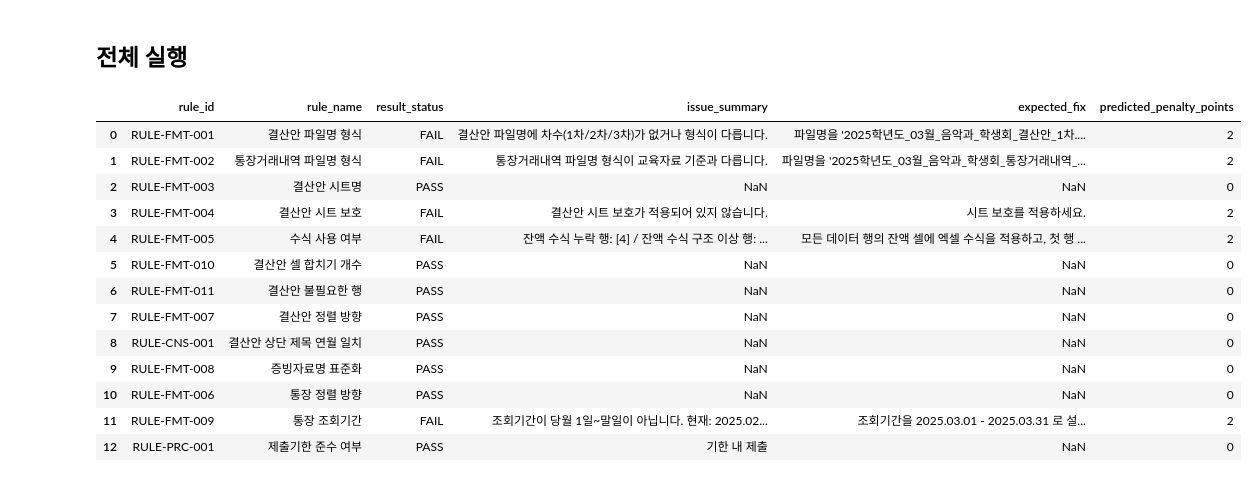
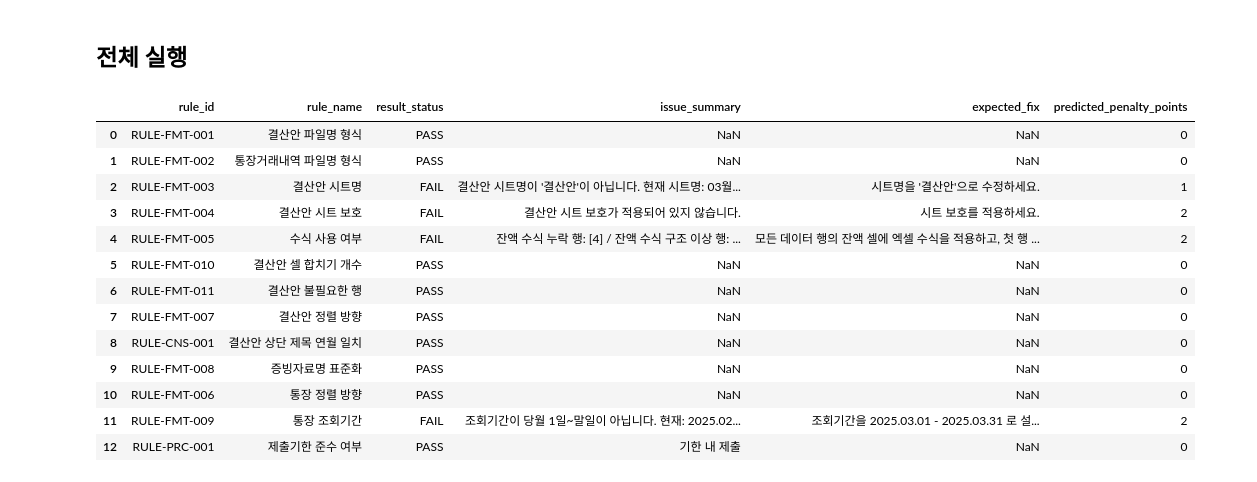
Before and after one commit to mynameiskorea77/student_audit_automation_system, a Jupyter notebook: notebooks/student_audit_validation.ipynb, the cells around one changed output. Saved outputs shown, nothing was run; the diff lists cells and outputs as text; code cells hidden in the pictures.

```diff
--- a/notebooks/student_audit_validation.ipynb
+++ b/notebooks/student_audit_validation.ipynb
@@ -782,20 +790,68 @@ results = []
 settlement_name = Path(settlement_file).name
 bank_name = Path(bank_file).name
 
-# 파일명 검사
-results.append(check_settlement_filename(settlement_name))
-results.append(check_bank_filename(bank_name))
+# =========================
+# 1. 파일명 검사 (inline)
+# =========================
+settlement_pattern = r"^\d{4}학년도_\d{2}월_.+_학생회_결산안(_[123]차)?\.xlsx$"
+settlement_passed = bool(re.match(settlement_pattern, settlement_name))
 
-# 파일 열기
+results.append({
+    "rule_id": "RULE-FMT-001",
+    "rule_name": "결산안 파일명 형식",
+    "result_status": "PASS" if settlement_passed else "FAIL",
+    "issue_summary": None if settlement_passed else "결산안 파일명에 차수(1차/2차/3차)가 없거나 형식이 다릅니다.",
+    "expected_fix": None if settlement_passed else "파일명을 '2025학년도_03월_음악과_학생회_결산안_1차.xlsx' 형식으로 수정하세요.",
+    "predicted_penalty_points": 0 if settlement_passed else 2
+})
+
+bank_pattern = r"^\d{4}학년도_\d{2}월_.+_학생회_통장거래내역(서)?(_[123]차)?\.xlsx$"
+bank_passed = bool(re.match(bank_pattern, bank_name))
+
+results.append({
+    "rule_id": "RULE-FMT-002",
+    "rule_name": "통장거래내역 파일명 형식",
+    "result_status": "PASS" if bank_passed else "FAIL",
+    "issue_summary": None if bank_passed else "통장거래내역 파일명 형식이 교육자료 기준과 다릅니다.",
+    "expected_fix": None if bank_passed else "파일명을 '2025학년도_03월_음악과_학생회_통장거래내역_1차.xlsx' 형식으로 수정하세요.",
+    "predicted_penalty_points": 0 if bank_passed else 2
+})
+
+# =========================
+# 2. 파일 열기
+# =========================
 settlement_wb, settlement_err = safe_load_workbook(settlement_file, data_only=False)
 bank_wb, bank_err = safe_load_workbook(bank_file, data_only=False)
 
-# 결산안 검사
+# =========================
+# 3. 결산안 검사
+# =========================
 if settlement_wb:
     ws = settlement_wb[settlement_wb.sheetnames[0]]
 
-    results.append(check_sheet_name(ws.title, target_month))
-    results.append(check_sheet_protection(ws))
+    # 시트명 검사 (inline)
+    sheet_name_passed = (str(ws.title).strip() == "결산안")
+    results.append({
+        "rule_id": "RULE-FMT-003",
+        "rule_name": "결산안 시트명",
+        "result_status": "PASS" if sheet_name_passed else "FAIL",
+        "issue_summary": None if sheet_name_passed else f"결산안 시트명이 '결산안'이 아닙니다. 현재 시트명: {ws.title}",
+        "expected_fix": None if sheet_name_passed else "시트명을 '결산안'으로 수정하세요.",
+        "predicted_penalty_points": 0 if sheet_name_passed else 1
+    })
+
+    # 시트 보호 검사 (inline)
+    sheet_protected = bool(ws.protection.sheet)
+    results.append({
+        "rule_id": "RULE-FMT-004",
+        "rule_name": "결산안 시트 보호",
+        "result_status": "PASS" if sheet_protected else "FAIL",
+        "issue_summary": None if sheet_protected else "결산안 시트 보호가 적용되어 있지 않습니다.",
+        "expected_fix": None if sheet_protected else "시트 보호를 적용하세요.",
+        "predicted_penalty_points": 0 if sheet_protected else 2
+    })
+
+    # 기존 정의 함수 사용
     results.append(check_formula_usage(ws))
     results.append(check_merged_cells_limit(ws))
     results.append(check_unnecessary_blank_rows(ws))
@@ -809,39 +865,54 @@ else:
     results.append({
         "rule_id": "SETTLEMENT-LOAD",
         "rule_name": "결산안 파일 열기",
         "result_status": "BLOCKED",
         "issue_summary": settlement_err,
         "expected_fix": "파일 상태를 확인하세요.",
         "predicted_penalty_points": 0
     })
 
-# 통장 검사
+# =========================
+# 4. 통장 검사
+# =========================
 if bank_wb:
     bank_ws = bank_wb[bank_wb.sheetnames[0]]
 
     results.append(check_bank_row_order(bank_ws))
     results.append(check_bank_query_period(bank_ws, target_month))
 
 else:
     results.append({
         "rule_id": "BANK-LOAD",
         "rule_name": "통장 파일 열기",
         "result_status": "BLOCKED",
         "issue_summary": bank_err,
         "expected_fix": "암호 해제 또는 파일 상태 확인이 필요합니다.",
         "predicted_penalty_points": 2
     })
 
-# 제출기한 검사
-results.append(check_deadline(homepage_uploaded_at, target_month))
+# =========================
+# 5. 제출기한 검사 (inline)
+# =========================
+uploaded_dt = pd.to_datetime(homepage_uploaded_at)
+deadline = pd.Timestamp("2025-04-05 23:59:59")
+deadline_passed = uploaded_dt <= deadline
+
+results.append({
+    "rule_id": "RULE-PRC-001",
+    "rule_name": "제출기한 준수 여부",
+    "result_status": "PASS" if deadline_passed else "FAIL",
+    "issue_summary": "기한 내 제출" if deadline_passed else f"제출기한 초과 ({uploaded_dt})",
+    "expected_fix": None if deadline_passed else "마감 기한 내 업로드가 필요합니다.",
+    "predicted_penalty_points": 0
+})
 
 result_df = pd.DataFrame(results)
 result_df
 # %% [output]
 |  | rule_id | rule_name | result_status | issue_summary | expected_fix | predicted_penalty_points |
-| 0 | RULE-FMT-001 | 결산안 파일명 형식 | FAIL | 결산안 파일명에 차수(1차/2차/3차)가 없거나 형식이 다릅니다. | 파일명을 '2025학년도_03월_음악과_학생회_결산안_1차.... | 2 |
-| 1 | RULE-FMT-002 | 통장거래내역 파일명 형식 | FAIL | 통장거래내역 파일명 형식이 교육자료 기준과 다릅니다. | 파일명을 '2025학년도_03월_음악과_학생회_통장거래내역_... | 2 |
-| 2 | RULE-FMT-003 | 결산안 시트명 | PASS | NaN | NaN | 0 |
+| 0 | RULE-FMT-001 | 결산안 파일명 형식 | PASS | NaN | NaN | 0 |
+| 1 | RULE-FMT-002 | 통장거래내역 파일명 형식 | PASS | NaN | NaN | 0 |
+| 2 | RULE-FMT-003 | 결산안 시트명 | FAIL | 결산안 시트명이 '결산안'이 아닙니다. 현재 시트명: 03월... | 시트명을 '결산안'으로 수정하세요. | 1 |
 | 3 | RULE-FMT-004 | 결산안 시트 보호 | FAIL | 결산안 시트 보호가 적용되어 있지 않습니다. | 시트 보호를 적용하세요. | 2 |
 | 4 | RULE-FMT-005 | 수식 사용 여부 | FAIL | 잔액 수식 누락 행: [4] / 잔액 수식 구조 이상 행: ... | 모든 데이터 행의 잔액 셀에 엑셀 수식을 적용하고, 첫 행 ... | 2 |
 | 5 | RULE-FMT-010 | 결산안 셀 합치기 개수 | PASS | NaN | NaN | 0 |
```
Also changed, not shown: parts of 4 cells of this notebook.
